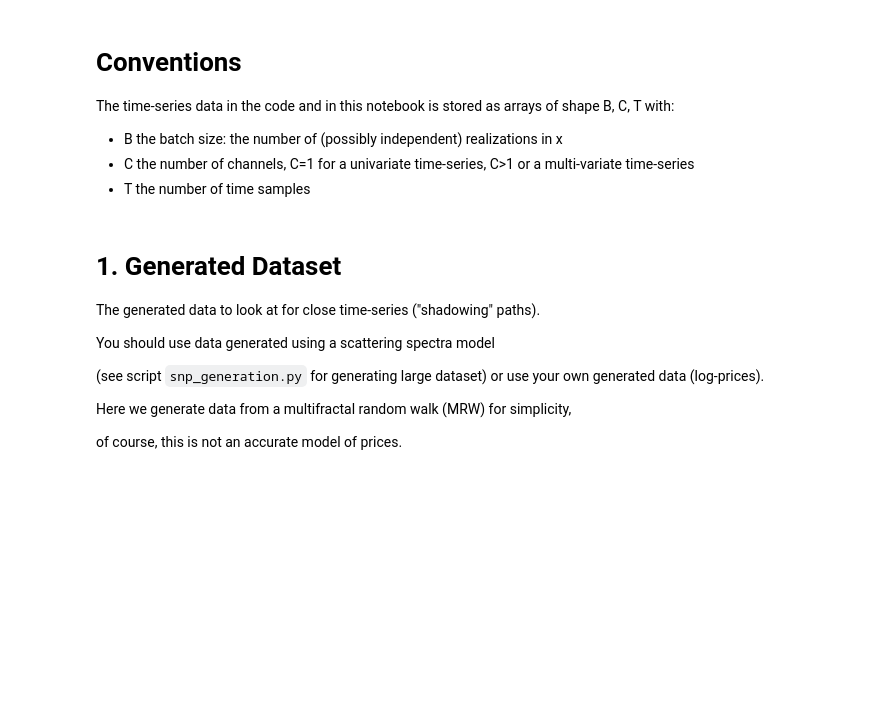
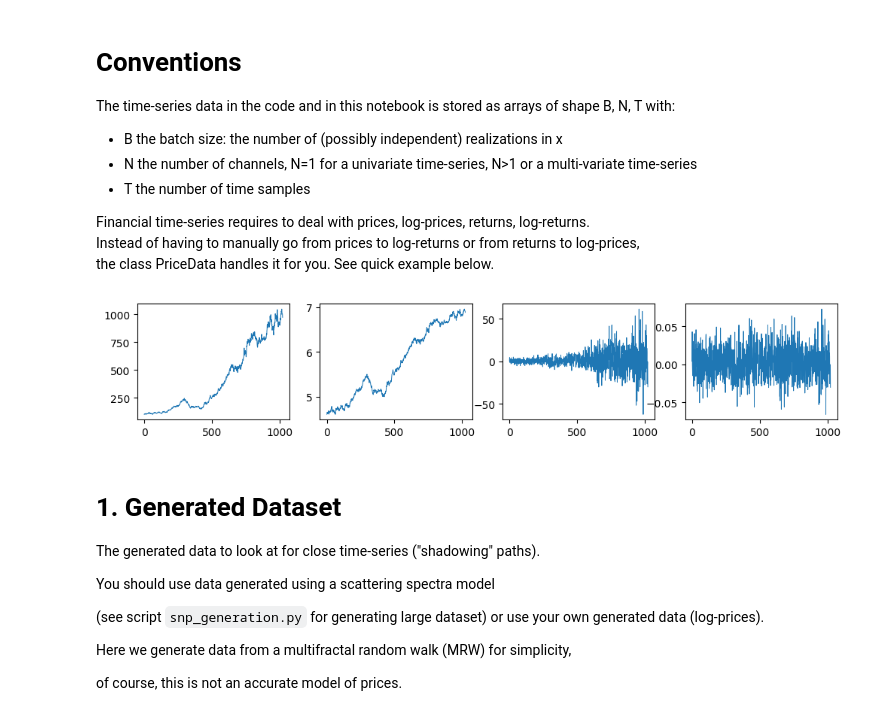
Before and after one commit to RudyMorel/shadowing, a Jupyter notebook: tutorial.ipynb, the cells around one changed output. Saved outputs shown, nothing was run; the diff lists cells and outputs as text; code cells hidden in the pictures; blank space fills up the shorter version.

Commit message:
- fix `plot_volatility` function - advertize `PriceData` in tutorial.ipynb - adapt scatspectra requirements to v2.0.2

```diff
--- a/tutorial.ipynb
+++ b/tutorial.ipynb
@@ -27,10 +26,34 @@ def _torch(x: ArrayType) -> torch.Tensor:
 # %% [markdown]
 # Conventions
 
-The time-series data in the code and in this notebook is stored as arrays of shape B, C, T with:
+The time-series data in the code and in this notebook is stored as arrays of shape B, N, T with:
 - B the batch size: the number of (possibly independent) realizations in x
-- C the number of channels, C=1 for a univariate time-series, C>1 or a multi-variate time-series
+- N the number of channels, N=1 for a univariate time-series, N>1 or a multi-variate time-series
 - T the number of time samples
+
+Financial time-series requires to deal with prices, log-prices, returns, log-returns. \
+Instead of having to manually go from prices to log-returns or from returns to log-prices, \
+the class PriceData handles it for you. See quick example below.
+# %%
+# initialize log-returns
+dlnx = np.random.randn(1024) * 0.02 + 0.002
+
+# PriceData class takes care of everything
+data = PriceData(dlnx=dlnx, x_init=100.0)
+
+# get the prices, log-prices, returns, log-returns
+x = data.x
+lnx = data.lnx
+dx = data.dx
+dlnx = data.dlnx
+
+fig, axes = plt.subplots(1, 4, figsize=(12, 2))
+axes[0].plot(x, lw=0.7)
+axes[1].plot(lnx, lw=0.7);
+axes[2].plot(dx, lw=0.7);
+axes[3].plot(dlnx, lw=0.7);
+# %% [output]
+[figure, added]
 # %% [markdown]
 # 1. Generated Dataset
 
```
Also changed, not shown: parts of 6 cells of this notebook, 5 other files.
